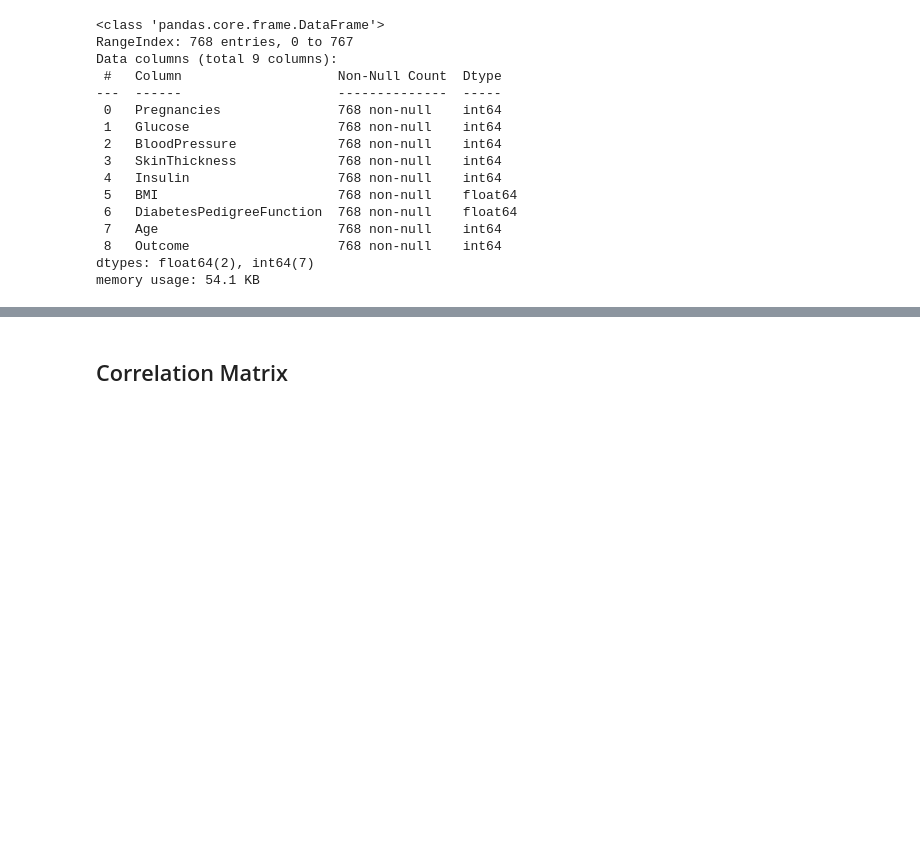
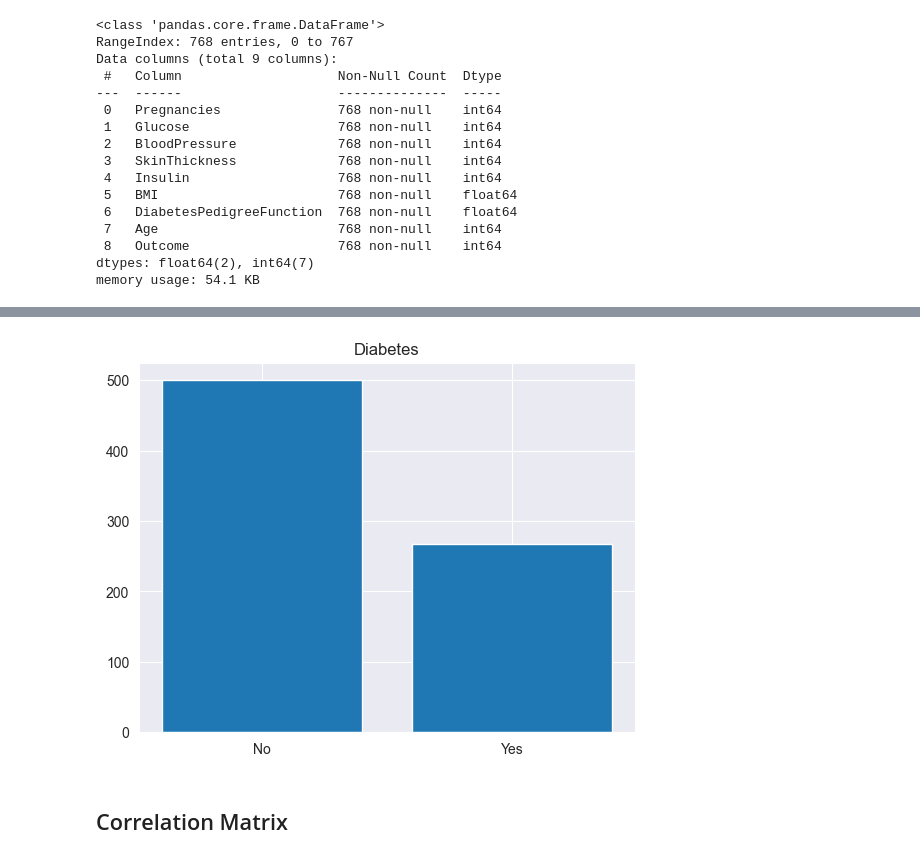
Before and after one commit to fol608/Data-Science, a Jupyter notebook: Diabetes-Prediction/SVM_Diabetes.ipynb, the cells around one changed output, grey strips where cells are left out. Drawn from its saved outputs; the diff is of its cells as text; code cells hidden in the pictures; blank space fills up the shorter version.

Commit message:
Diabetes

```diff
--- a/Diabetes-Prediction/SVM_Diabetes.ipynb
+++ b/Diabetes-Prediction/SVM_Diabetes.ipynb
@@ -51,6 +51,15 @@ df.describe()
 | 50% | 3.000000 | 117.000000 | 72.000000 | 23.000000 | 30.500000 | 32.000000 | 0.372500 | 29.000000 | ... |
 | 75% | 6.000000 | 140.250000 | 80.000000 | 32.000000 | 127.250000 | 36.600000 | 0.626250 | 41.000000 | ... |
 | max | 17.000000 | 199.000000 | 122.000000 | 99.000000 | 846.000000 | 67.100000 | 2.420000 | 81.000000 | ... |
+# %%
+import matplotlib.pyplot as plt
+outcome_counts = df['Outcome'].value_counts()
+plt.bar(outcome_counts.index, outcome_counts.values)
+plt.title('Diabetes')
+plt.xticks(outcome_counts.index, ['No', 'Yes'])
+plt.show()
+# %% [output]
+[figure, added]
 # %% [markdown]
 ## Correlation Matrix
 # %%
```
